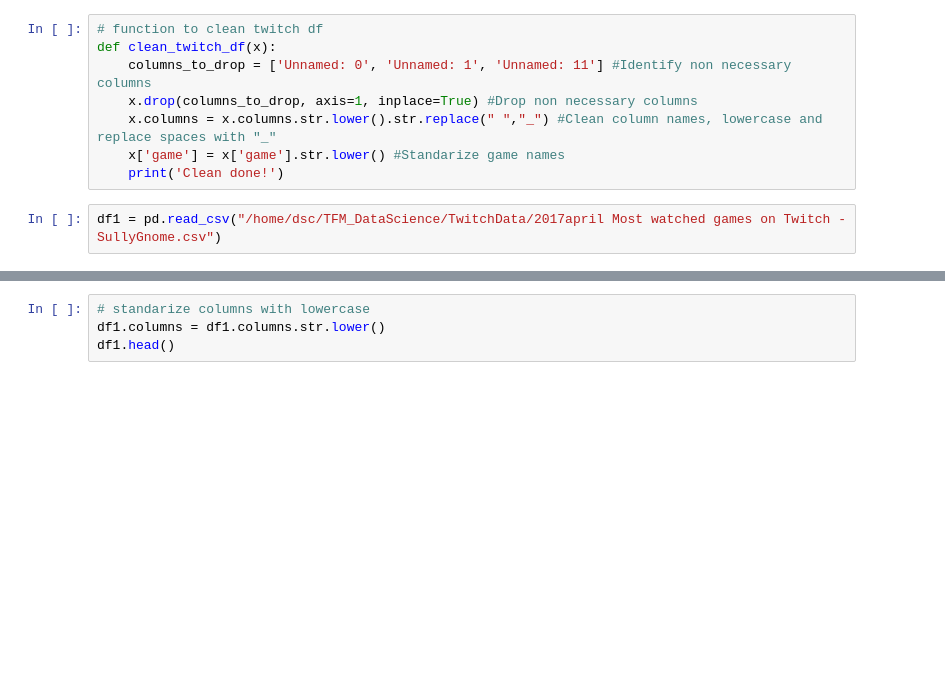
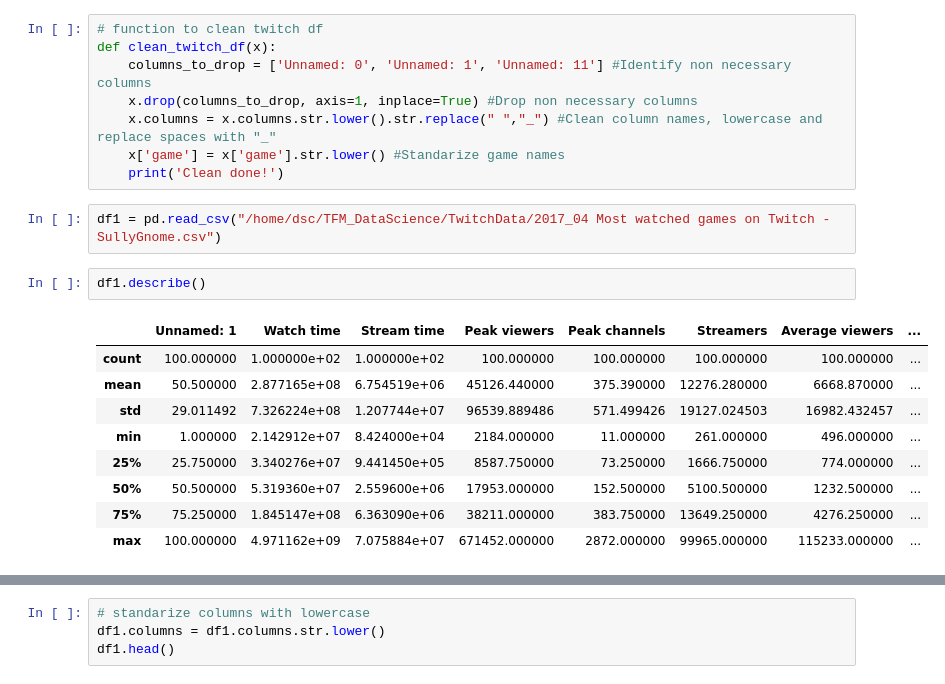
Before and after one commit to JoaquinLou/Streaming_game_influence, a Jupyter notebook: TFM limpio.ipynb, the cells around one changed output, grey strips where cells are left out. Drawn from its saved outputs; the diff is of its cells as text; blank space fills up the shorter version.

```diff
--- a/TFM limpio.ipynb
+++ b/TFM limpio.ipynb
@@ -33,4 +14,16 @@ def clean_twitch_df(x):
     x['game'] = x['game'].str.lower() #Standarize game names
     print('Clean done!')
 # %%
-df1 = pd.read_csv("/home/dsc/TFM_DataScience/TwitchData/2017april Most watched games on Twitch - SullyGnome.csv")
+df1 = pd.read_csv("/home/dsc/TFM_DataScience/TwitchData/2017_04 Most watched games on Twitch - SullyGnome.csv")
+# %%
+df1.describe()
+# %% [output]
+|  | Unnamed: 1 | Watch time | Stream time | Peak viewers | Peak channels | Streamers | Average viewers | ... |
+| count | 100.000000 | 1.000000e+02 | 1.000000e+02 | 100.000000 | 100.000000 | 100.000000 | 100.000000 | ... |
+| mean | 50.500000 | 2.877165e+08 | 6.754519e+06 | 45126.440000 | 375.390000 | 12276.280000 | 6668.870000 | ... |
+| std | 29.011492 | 7.326224e+08 | 1.207744e+07 | 96539.889486 | 571.499426 | 19127.024503 | 16982.432457 | ... |
+| min | 1.000000 | 2.142912e+07 | 8.424000e+04 | 2184.000000 | 11.000000 | 261.000000 | 496.000000 | ... |
+| 25% | 25.750000 | 3.340276e+07 | 9.441450e+05 | 8587.750000 | 73.250000 | 1666.750000 | 774.000000 | ... |
+| 50% | 50.500000 | 5.319360e+07 | 2.559600e+06 | 17953.000000 | 152.500000 | 5100.500000 | 1232.500000 | ... |
+| 75% | 75.250000 | 1.845147e+08 | 6.363090e+06 | 38211.000000 | 383.750000 | 13649.250000 | 4276.250000 | ... |
+| max | 100.000000 | 4.971162e+09 | 7.075884e+07 | 671452.000000 | 2872.000000 | 99965.000000 | 115233.000000 | ... |
```
Also changed, not shown: parts of 16 cells of this notebook.
